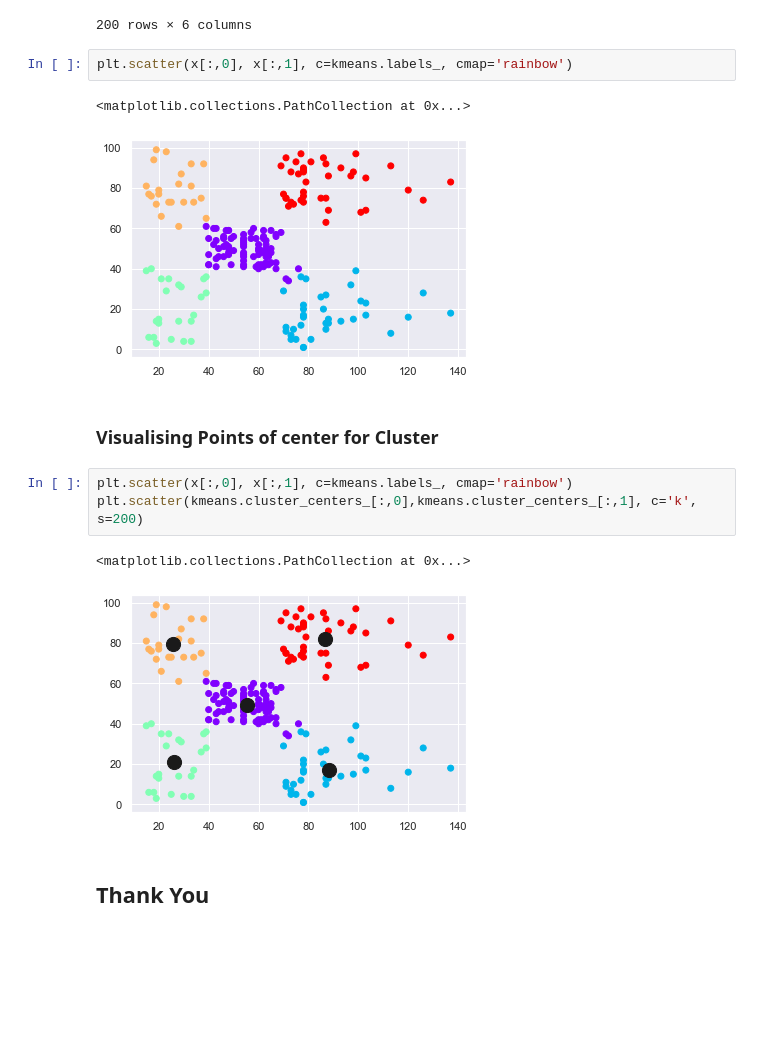
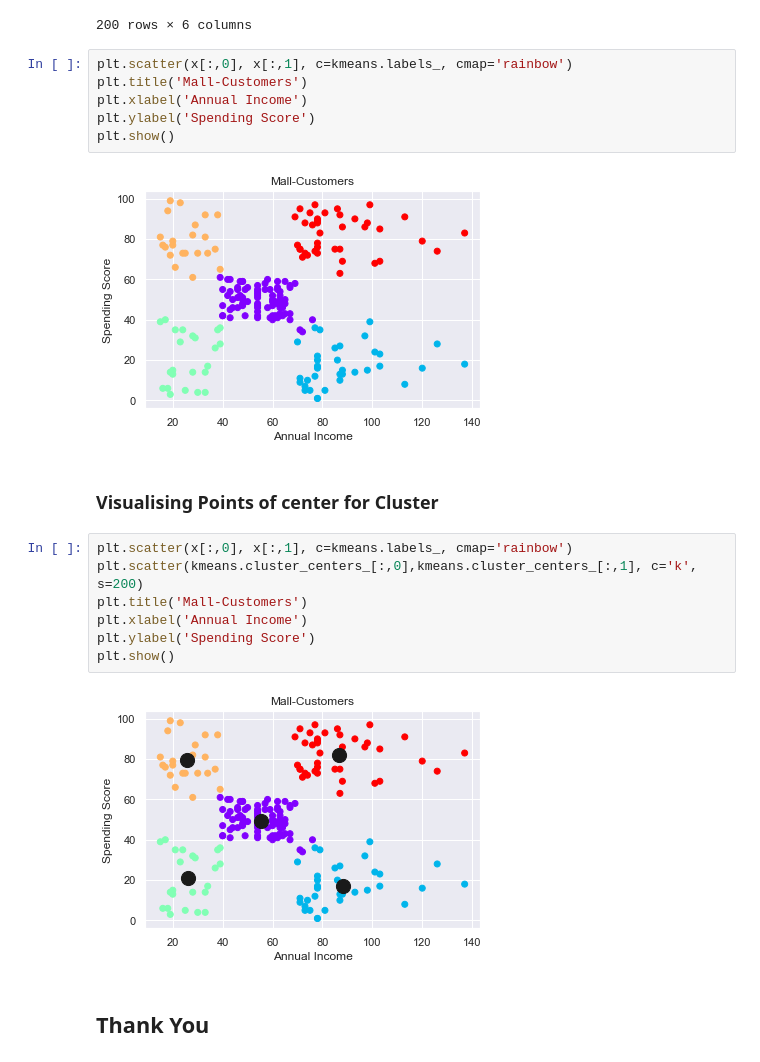
Before and after one commit to kalbadry/Mall-Customers, a Jupyter notebook: Mall-Customers.ipynb, the cells around one changed output. Cells and saved outputs as stored; diff of their text form; blank space fills up the shorter version.

```diff
--- a/Mall-Customers.ipynb
+++ b/Mall-Customers.ipynb
@@ -164,16 +167,22 @@ mall_clustered
 200 rows × 6 columns
 # %%
 plt.scatter(x[:,0], x[:,1], c=kmeans.labels_, cmap='rainbow')
+plt.title('Mall-Customers')
+plt.xlabel('Annual Income')
+plt.ylabel('Spending Score')
+plt.show()
 # %% [output]
-<matplotlib.collections.PathCollection at 0x...>
-[figure, old version]
+[figure, new version]
 # %% [markdown]
 ### Visualising Points of center for Cluster
 # %%
 plt.scatter(x[:,0], x[:,1], c=kmeans.labels_, cmap='rainbow')
 plt.scatter(kmeans.cluster_centers_[:,0],kmeans.cluster_centers_[:,1], c='k', s=200)
+plt.title('Mall-Customers')
+plt.xlabel('Annual Income')
+plt.ylabel('Spending Score')
+plt.show()
 # %% [output]
-<matplotlib.collections.PathCollection at 0x...>
-[figure, old version]
+[figure, new version]
 # %% [markdown]
 ## Thank You
```
Also changed, not shown: parts of 4 cells of this notebook.
